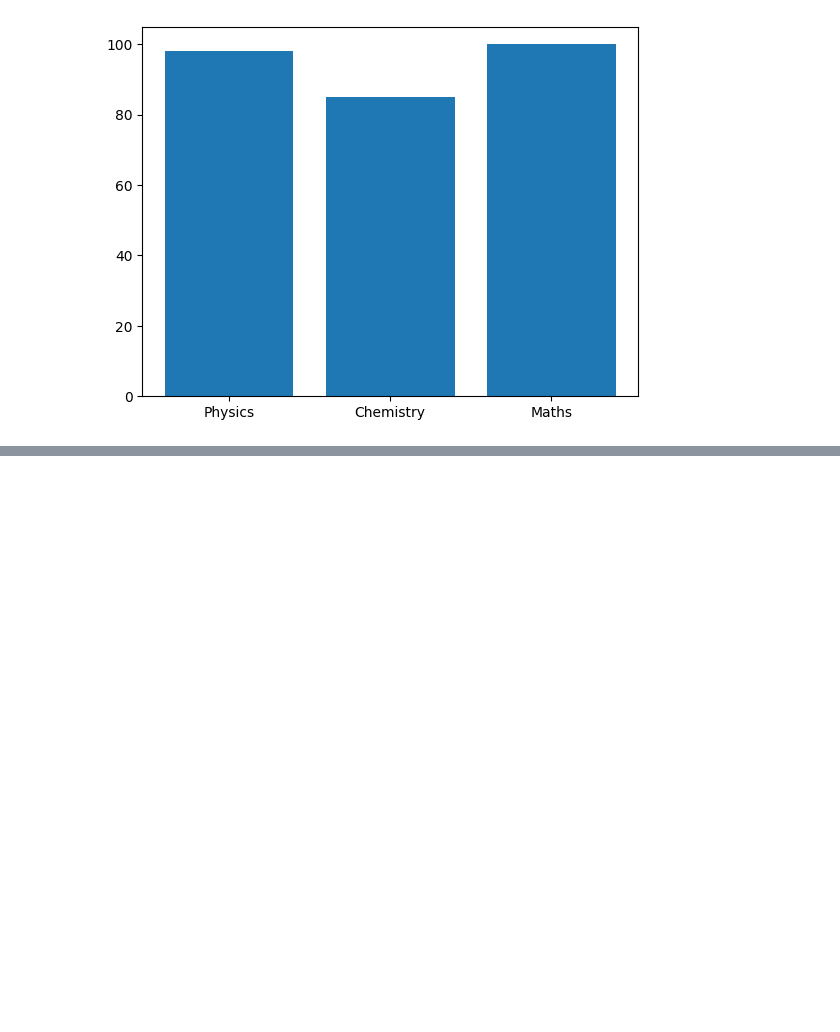
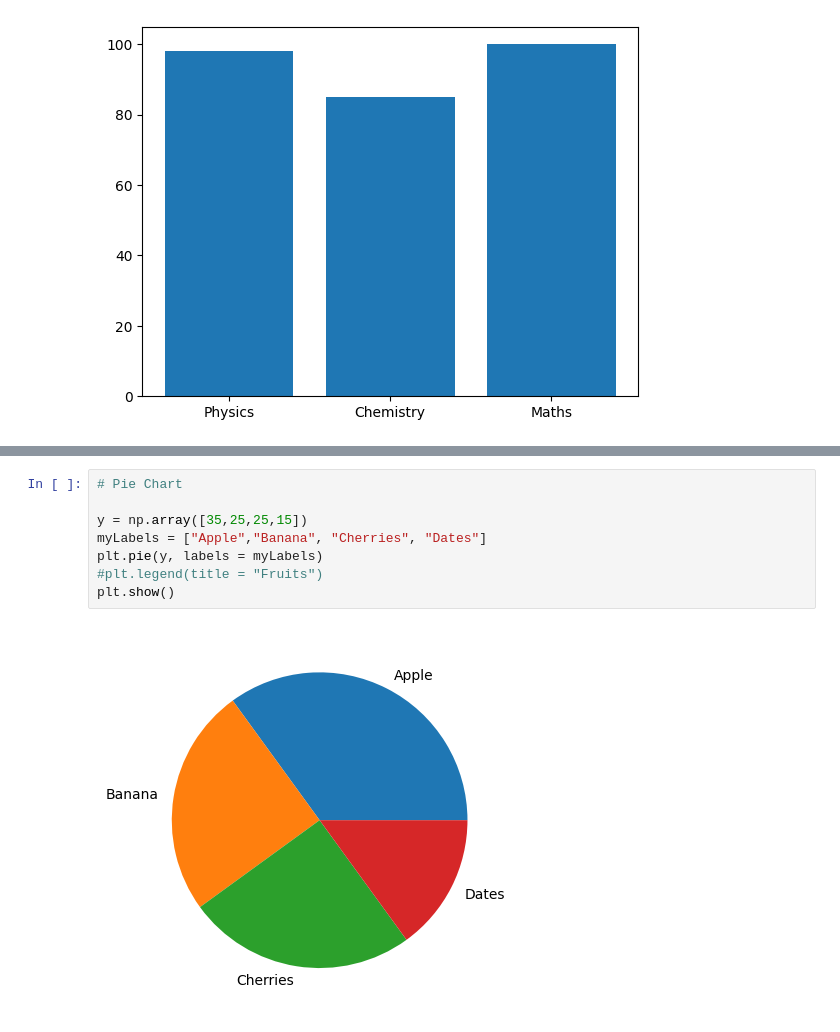
Before and after one commit to Kevingeorge619/DAUP, a Jupyter notebook: Matplotlib/main.ipynb, the cells around one changed output, grey strips where cells are left out. Drawn from its saved outputs; the diff is of its cells as text; blank space fills up the shorter version.

```diff
--- a/Matplotlib/main.ipynb
+++ b/Matplotlib/main.ipynb
@@ -122,0 +148,10 @@ plt.show()
+# %%
+# Pie Chart
+
+y = np.array([35,25,25,15])
+myLabels = ["Apple","Banana", "Cherries", "Dates"]
+plt.pie(y, labels = myLabels)
+#plt.legend(title = "Fruits")
+plt.show()
+# %% [output]
+[figure, added]
```
Also changed, not shown: parts of 3 cells of this notebook.
